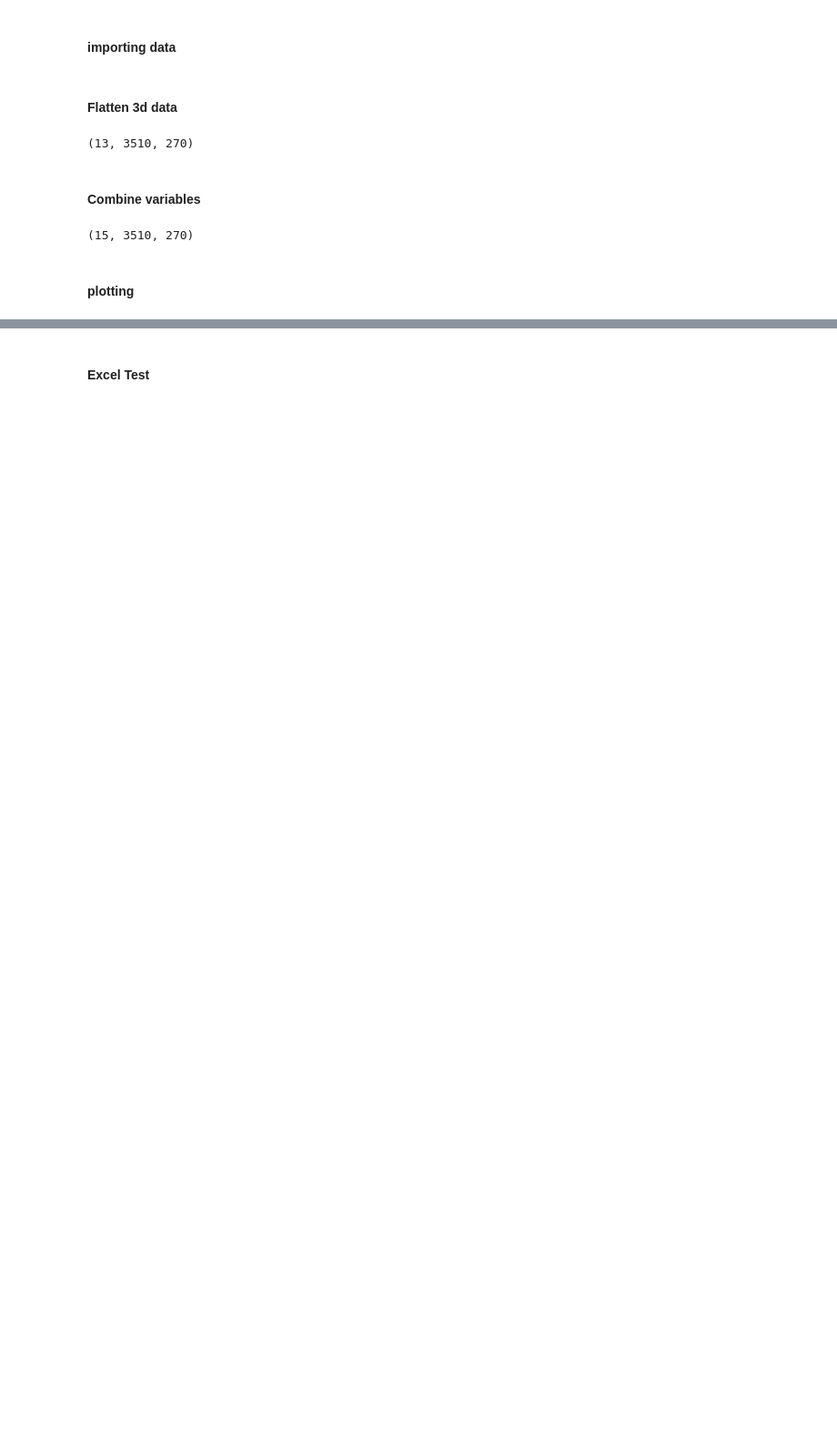
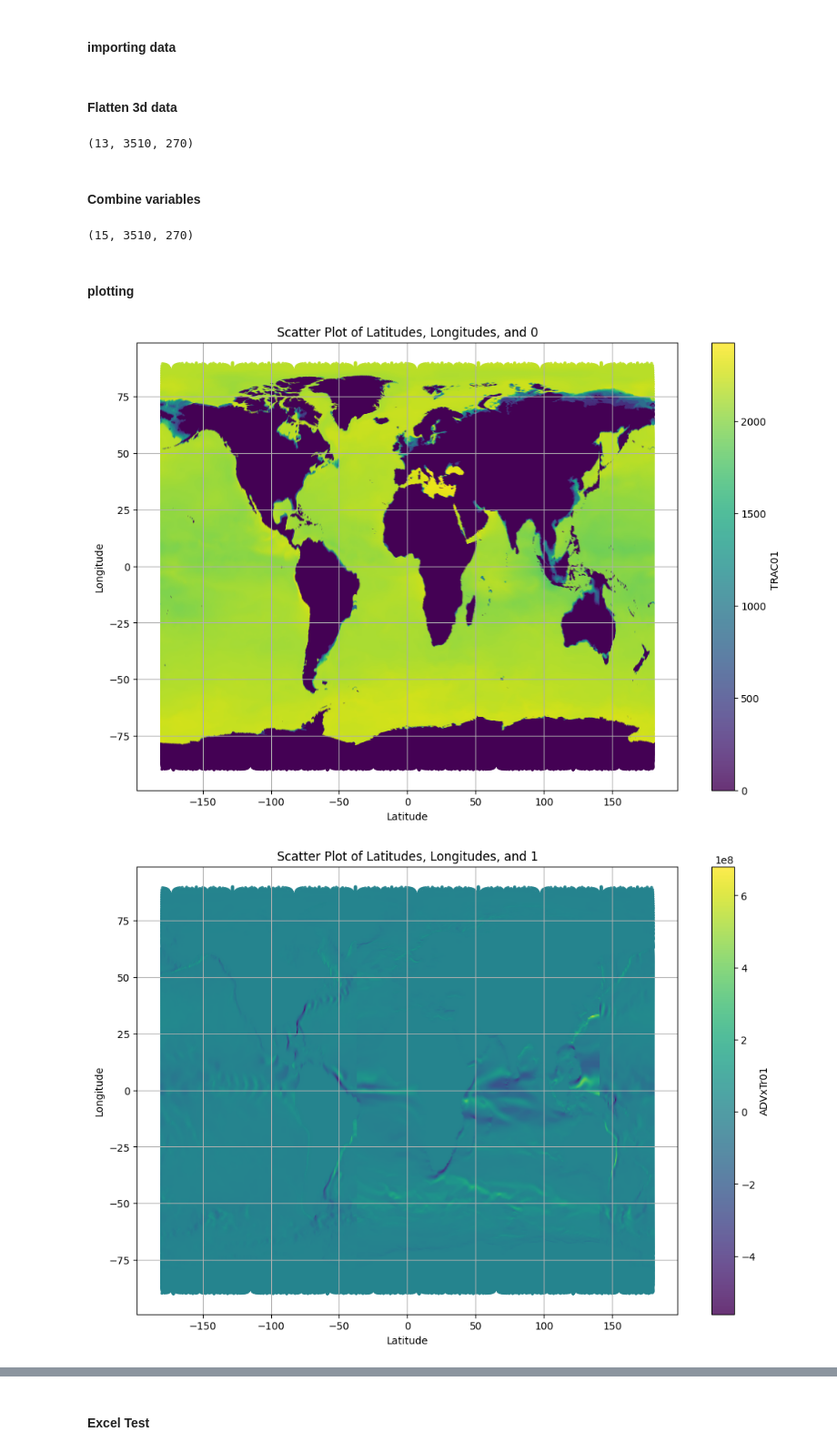
Before and after one commit to somanshuprasad/DeepCarbonMapping, a Jupyter notebook: scratch.ipynb, the cells around one changed output, grey strips where cells are left out. Shown at 91% size. Saved outputs shown, nothing was run; the diff lists cells and outputs as text; code cells hidden in the pictures; blank space fills up the shorter version.

Commit message:
added fixes to depth compression and plotting

```diff
--- a/scratch.ipynb
+++ b/scratch.ipynb
@@ -55,10 +28,14 @@ display(list(mapping_2d))
 # %% [markdown]
 #### importing data
 # %%
-d_2 = MITgcmutils.mds.rdmds(f"{path_2d}/average_2d.0000002232",rec=[6,8])
-d_3 = MITgcmutils.mds.rdmds(f"{path_3d}/average_DIC_3d.0000002232",rec=[0, 1, 2, 3, 4, 5, 6, 7, 10, 11, 12, 13, 14])
+d_2 = MITgcmutils.mds.rdmds(f"{path_2d}/average_2d.0000002232",rec=variable_selection_2d)
+d_3 = MITgcmutils.mds.rdmds(f"{path_3d}/average_DIC_3d.0000002232",rec=variable_selection_3d)
+
+# getting the grid details
 depth_c = MITgcmutils.mds.rdmds(f"{path_grid}/RC")
 depth_f = MITgcmutils.mds.rdmds(f"{path_grid}/RF")
+lat = MITgcmutils.mds.rdmds(f"{path_grid}/XC")
+long = MITgcmutils.mds.rdmds(f"{path_grid}/YC")
 # %% [markdown]
 #### Flatten 3d data
 # %%
@@ -98,0 +100,27 @@ combined_data.shape
+# %%
+# Flatten lat, long, and d_3[0][0] to align for scatter plotting
+lat_flattened = lat.flatten()
+long_flattened = long.flatten()
+
+for var_idx,var_name in enumerate(variable_names):
+    values = combined_data[var_idx].flatten()  # Color values
+
+    # Create the scatter plot
+    plt.figure(figsize=(12, 8))
+    scatter = plt.scatter(lat_flattened, long_flattened, c=values, cmap='viridis', s=5, alpha=0.8)
+
+    # Add a colorbar
+    cbar = plt.colorbar(scatter)
+    cbar.set_label(var_name)
+
+    # Add labels and title
+    plt.xlabel('Latitude')
+    plt.ylabel('Longitude')
+    plt.title(f'Scatter Plot of Latitudes, Longitudes, and {var_name}')
+    plt.grid()
+    plt.show()
+
+    if var_idx==3: break
+# %% [output]
+[figure, added]
+[figure, added]
```
Also changed, not shown: parts of 11 cells of this notebook.
